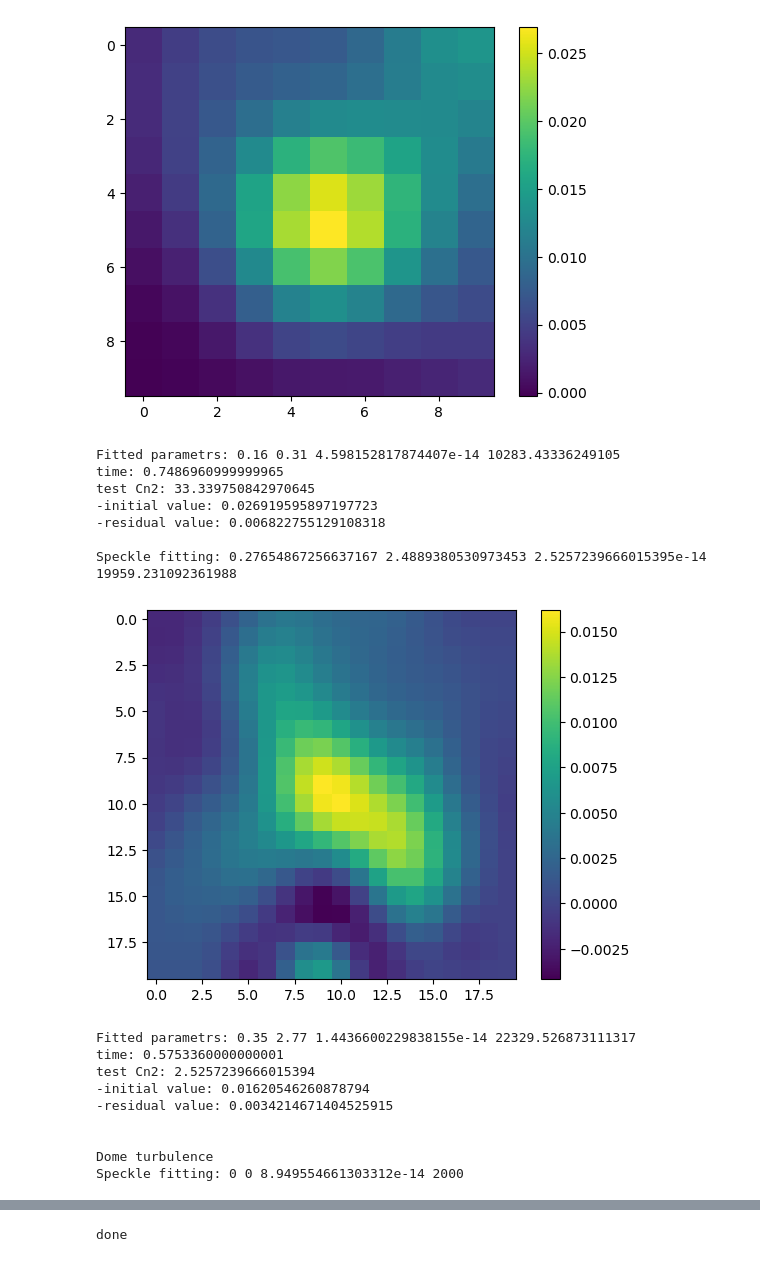
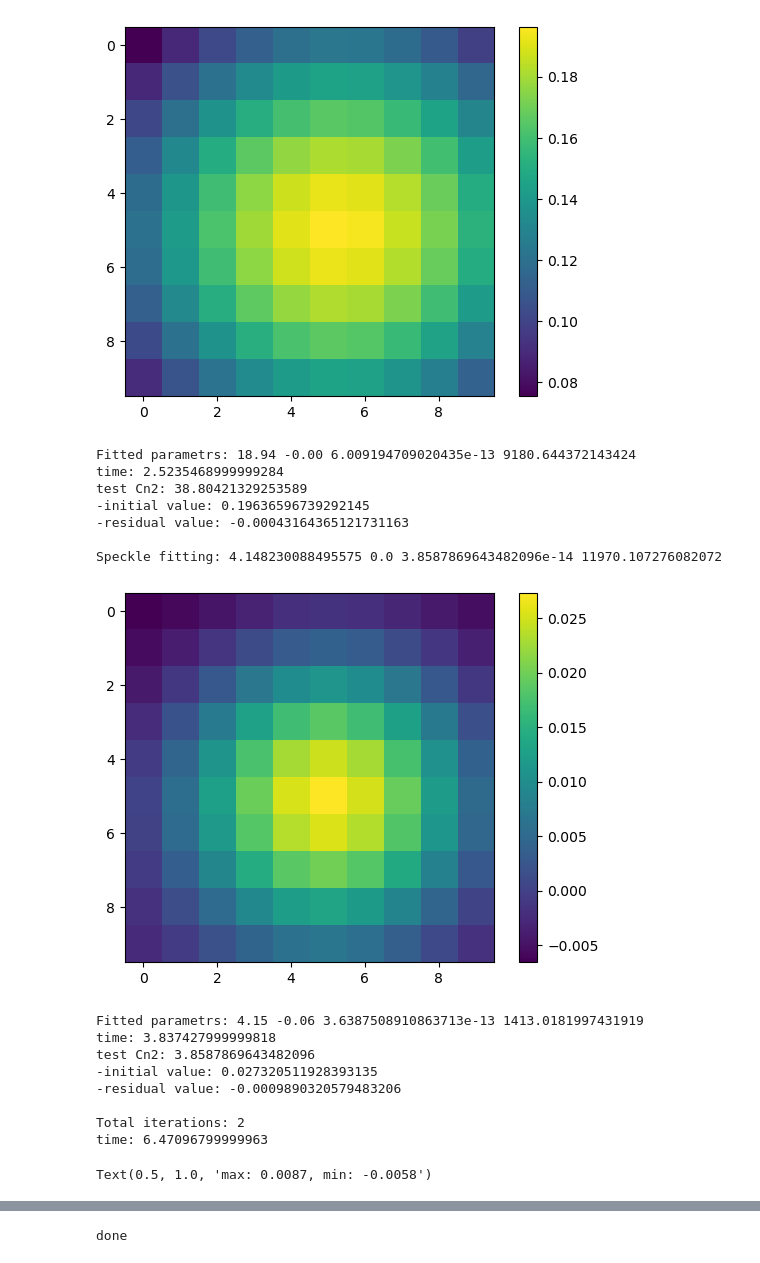
Before and after one commit to AntonMate/domecam, a Jupyter notebook: curvefitting_se.ipynb, the cells around one changed output, grey strips where cells are left out. Drawn from its saved outputs; the diff is of its cells as text; code cells hidden in the pictures.

```diff
--- a/curvefitting_se.ipynb
+++ b/curvefitting_se.ipynb
@@ -6,6 +6,7 @@ import matplotlib.pyplot as plt
 from scipy.ndimage import shift
 from scipy.optimize import curve_fit
 from skimage.filters import threshold_multiotsu, threshold_otsu, median
+from astropy.io import fits
 
 def find_nearest(array, value):
     array = np.asarray(array)
@@ -49,9 +50,10 @@ def gamma_poly_se(X, Y, Vx, Vy, Cn2, z):
 # ----------- входные параметры
 D = 2.5
 latency = 4
-z0 = 'm2' #  '0' or m2'
+# z0 = 'm2' #  '0' or m2'
 data_dir = 'D:/astro/domecam'
-file = '20210130e'
+# file = '20210130j'
+file='defocus2000m_5_130_corr_4_blur'
 gammas_type = 'blur'
 lambda_=500*pow(10, -9) # нм
 
@@ -66,11 +68,14 @@ if gammas_type == 'orig':
     print('lol')
 
 if gammas_type == 'blur':
-    data = np.loadtxt(f'{data_dir}/{file}_{z0}km_corr_{latency}_blur.gz')
-    gammas = np.load(f'{data_dir}/gammas_blur.npy')
+#     data = np.loadtxt(f'{data_dir}/{file}_{z0}km_corr_{latency}_blur.gz')
+#     gammas = np.load(f'{data_dir}/gammas_blur.npy')
+    data = np.loadtxt(f'{data_dir}/{file}.gz')
+    gammas = np.load(f'{data_dir}/gammas_blur2.npy')
+
 
 pupil = np.loadtxt(f'{data_dir}/frame.gz')
-cjk = np.loadtxt(f'{data_dir}/cjk.gz')
+cjk = np.loadtxt(f'{data_dir}/cjk2.gz')
 a1 = np.loadtxt(f'{data_dir}/z.gz')
 
 # ------------ шаг для функции гамма
@@ -113,6 +118,7 @@ def CLEAN(dirty, gain=None, thresh=None, niter=None, window=None):
     tmp_Vy = []
     all_params = []
     all_errors = []
+    reason = 'empty'
     for i in range(niter):
         my, mx = np.unravel_index(np.argmax(res), res.shape)
         mval=res[my, mx]*gain
@@ -178,6 +184,9 @@ def CLEAN(dirty, gain=None, thresh=None, niter=None, window=None):
             break
     print('Total iterations:', tmp+1)
     print('time:', time.perf_counter()-st)
+
+    if reason == 'empty':
+        reason = 'Max number of iteration reached!'
     conf = [reason, tmp+1, time.perf_counter()-st]
     return comps, res, cl, np.array(all_params), np.array(all_errors), conf
 
@@ -280,14 +289,13 @@ def one_speckle_fit(params=None, data=None):
 # %%
 gain=1
 niter=50
-window=10
+window=5
 thresh_type = 'multiotsu'
 
 if thresh_type == 'otsu':
     thresh = threshold_otsu(data)
 if thresh_type == 'multiotsu':
     thresh = threshold_multiotsu(data)[0]
-
 plt.imshow(data>thresh)
 # %% [output]
 <matplotlib.image.AxesImage at 0x...>
@@ -295,5 +303,5 @@ plt.imshow(data>thresh)
 # %%
-comps, residual, clean, params, errors, conf = CLEAN(data, gain=gain, thresh=thresh, niter=niter, window=window)
+comps, residual, clean, params, errors, conf = CLEAN(data, gain=gain, thresh=thresh-0.1, niter=2, window=window)
 
 fig, (ax, ax2, ax3) = plt.subplots(1, 3, figsize=(25, 5))
 fig.colorbar(ax.imshow(data), ax=ax)
@@ -308,18 +315,18 @@ Speckle fitting: 0 0 3.3339750842970644e-13 2000
-[figure, old version]
+[figure, new version]
-Fitted parametrs: 0.16 0.31 4.598152817874407e-14 10283.43336249105
-time: 0.7486960999999965
-test Cn2: 33.339750842970645
--initial value: 0.026919595897197723
--residual value: 0.006822755129108318
+Fitted parametrs: 18.94 -0.00 6.009194709020435e-13 9180.644372143424
+time: 2.5235468999999284
+test Cn2: 38.80421329253589
+-initial value: 0.19636596739292145
+-residual value: -0.00043164365121731163
 
-Speckle fitting: 0.27654867256637167 2.4889380530973453 2.5257239666015395e-14 19959.231092361988
+Speckle fitting: 4.148230088495575 0.0 3.8587869643482096e-14 11970.107276082072
-[figure, old version]
+[figure, new version]
-Fitted parametrs: 0.35 2.77 1.4436600229838155e-14 22329.526873111317
-time: 0.5753360000000001
-test Cn2: 2.5257239666015394
--initial value: 0.01620546260878794
--residual value: 0.0034214671404525915
+Fitted parametrs: 4.15 -0.06 3.6387508910863713e-13 1413.0181997431919
+time: 3.837427999999818
+test Cn2: 3.8587869643482096
+-initial value: 0.027320511928393135
+-residual value: -0.0009890320579483206
 
-
-Dome turbulence
-Speckle fitting: 0 0 8.949554661303312e-14 2000
+Total iterations: 2
+time: 6.47096799999963
+Text(0.5, 1.0, 'max: 0.0087, min: -0.0058')
```
Also changed, not shown: parts of 8 cells of this notebook, 2 other files.
